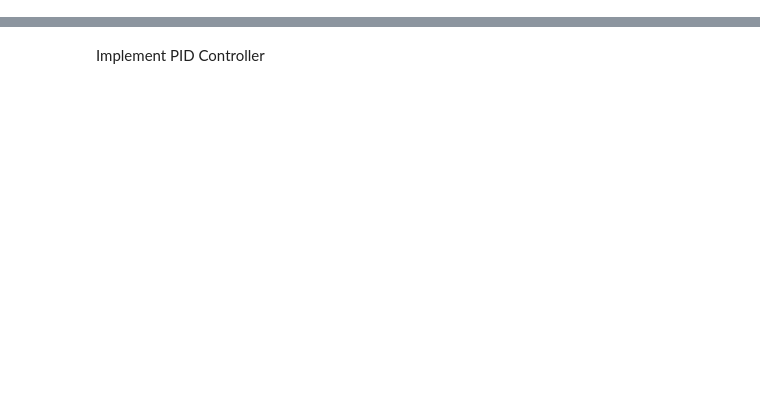
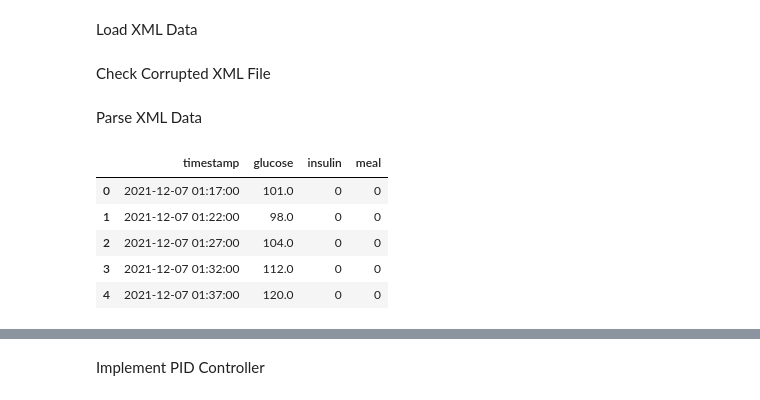
Before and after one commit to asmaakhaledd/PID-NN, a Jupyter notebook: PID-NN.ipynb, the cells around one changed output, grey strips where cells are left out. Cells and saved outputs as stored; diff of their text form; code cells hidden in the pictures; blank space fills up the shorter version.

```diff
--- a/PID-NN.ipynb
+++ b/PID-NN.ipynb
@@ -98,0 +16,2 @@ print(df.head())  # Preview dataset
+# %% [markdown]
+Load XML Data
@@ -98,0 +22,2 @@ print(df.head())  # Preview dataset
+# %% [markdown]
+Check Corrupted XML File
@@ -98,0 +33,59 @@ print(df.head())  # Preview dataset
+# %% [markdown]
+Parse XML Data
+# %%
+#Extracts Time, Glucose, Insulin, and Meal intake
+#Sorts data by timestamp to maintain correct sequence order
+def parse_xml(file_path):
+    tree = ET.parse(file_path)
+    root = tree.getroot()
+
+    data = []
+
+    for event in root.find('glucose_level'):
+        timestamp = datetime.strptime(event.get('ts'), "%d-%m-%Y %H:%M:%S")
+        glucose = float(event.get('value'))
+
+        # Find insulin data (if available)
+        insulin_dose = 0  # Default value if no insulin event
+        insulin_node = root.find('insulin')
+        if insulin_node:
+            for insulin_event in insulin_node:
+                insulin_time = datetime.strptime(insulin_event.get('ts'), "%d-%m-%Y %H:%M:%S")
+                if insulin_time == timestamp:
+                    insulin_value = insulin_event.get('value')
+                    insulin_dose = float(insulin_value) if insulin_value is not None else 0
+                    break
+
+        # Find meal data (if available)
+        meal_intake = 0  # Default value if no meal event
+        meal_node = root.find('meal')
+        if meal_node:
+            for meal_event in meal_node:
+                meal_time = datetime.strptime(meal_event.get('ts'), "%d-%m-%Y %H:%M:%S")
+                if meal_time == timestamp:
+                    meal_value = meal_event.get('value')
+                    meal_intake = float(meal_value) if meal_value is not None else 0
+                    break
+
+        # Append the extracted data
+        data.append({'timestamp': timestamp, 'glucose': glucose, 'insulin': insulin_dose, 'meal': meal_intake})
+
+    return pd.DataFrame(data).sort_values('timestamp')
+
+# Load all files
+train_dfs = [parse_xml(f) for f in train_files]
+test_dfs = [parse_xml(f) for f in test_files]
+
+# Concatenate all data
+train_df = pd.concat(train_dfs, ignore_index=True)
+test_df = pd.concat(test_dfs, ignore_index=True)
+
+# Show the first few rows
+train_df.head()
+# %% [output]
+|  | timestamp | glucose | insulin | meal |
+| 0 | 2021-12-07 01:17:00 | 101.0 | 0 | 0 |
+| 1 | 2021-12-07 01:22:00 | 98.0 | 0 | 0 |
+| 2 | 2021-12-07 01:27:00 | 104.0 | 0 | 0 |
+| 3 | 2021-12-07 01:32:00 | 112.0 | 0 | 0 |
+| 4 | 2021-12-07 01:37:00 | 120.0 | 0 | 0 |
```
Also changed, not shown: parts of 32 cells of this notebook.
